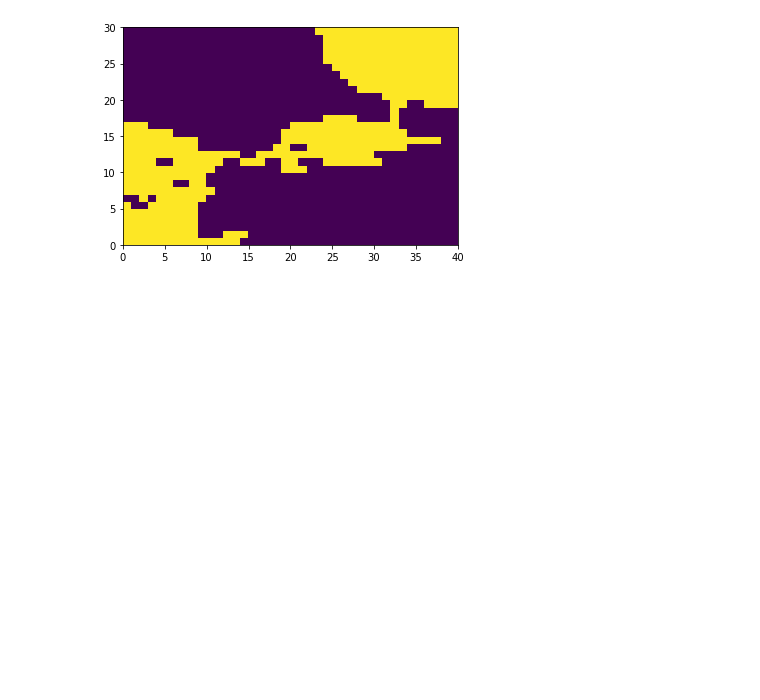
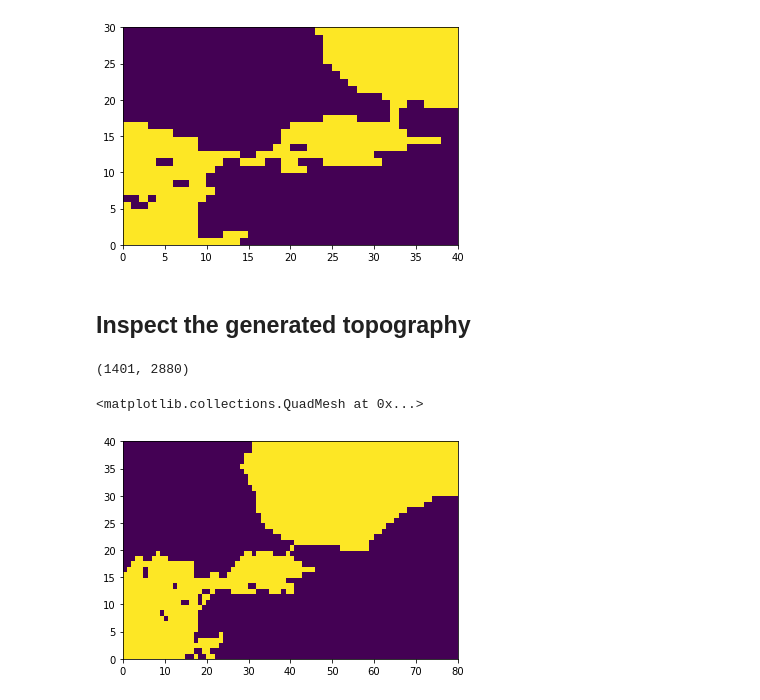
Before and after one commit to adcroft/thin-wall-topography, a Jupyter notebook: python/refineSampleCoarsenTopography-BlackSeaDemo.ipynb, the cells around one changed output. Saved outputs shown, nothing was run; the diff lists cells and outputs as text; code cells hidden in the pictures; blank space fills up the shorter version.

```diff
--- a/python/refineSampleCoarsenTopography-BlackSeaDemo.ipynb
+++ b/python/refineSampleCoarsenTopography-BlackSeaDemo.ipynb
@@ -188,3 +188,32 @@ plt.pcolormesh(wet2[1070:1100,440:480])
   Coarsening back to the original taget grid ...
 <matplotlib.collections.QuadMesh at 0x...>
 [figure]
+# %% [markdown]
+## Inspect the generated topography
+# %%
+#targ_topo =  netCDF4.Dataset('/work3/nnz/MOM6-examples_myfork/ice_ocean_SIS2/OM4_025/preprocessing.new/topog_editted.nc')
+#j0,i0 = 680,1320
+#targ_topo =  netCDF4.Dataset('/work/Niki.Zadeh/MOM6-examples_myfork/ice_ocean_SIS2/OM4_0125/preprocessing/topog_editted.nc')
+#j0,i0 = 1446,2630
+targ_topo =  netCDF4.Dataset('/work/Niki.Zadeh/MOM6-examples_myfork/ice_ocean_SIS2/OM4_025/preprocessing.new/topog_MERC.nc')
+#targ_topo =  netCDF4.Dataset('/work/Niki.Zadeh/MOM6-examples_myfork/ice_ocean_SIS2/OM4_0125/preprocessing/topog_MERC.nc')
+
+targ_x = np.array(targ_topo.variables['x'])
+targ_y = np.array(targ_topo.variables['y'])
+targ_h = np.array(targ_topo.variables['h_min'])
+print(targ_h.shape)
+targ_wet=np.zeros(targ_h.shape)
+targ_wet=np.where(targ_h<0.,1.0,0.0)
+# %% [output]
+(1401, 2880)
+# %%
+#Zoom in on Black Sea channel
+#import create_topog_refinedSampling as topotool
+j0,i0=topotool.get_indices2D(targ_x, targ_y ,29.03, 41.04)
+di0,dj0=40,20
+im,ip = i0-di0, i0+di0
+jm,jp = j0-dj0, j0+dj0
+plt.pcolormesh(targ_wet[jm:jp,im:ip])
+# %% [output]
+<matplotlib.collections.QuadMesh at 0x...>
+[figure, added]
```
Also changed, not shown: parts of 1 cell of this notebook, 2 other files.
